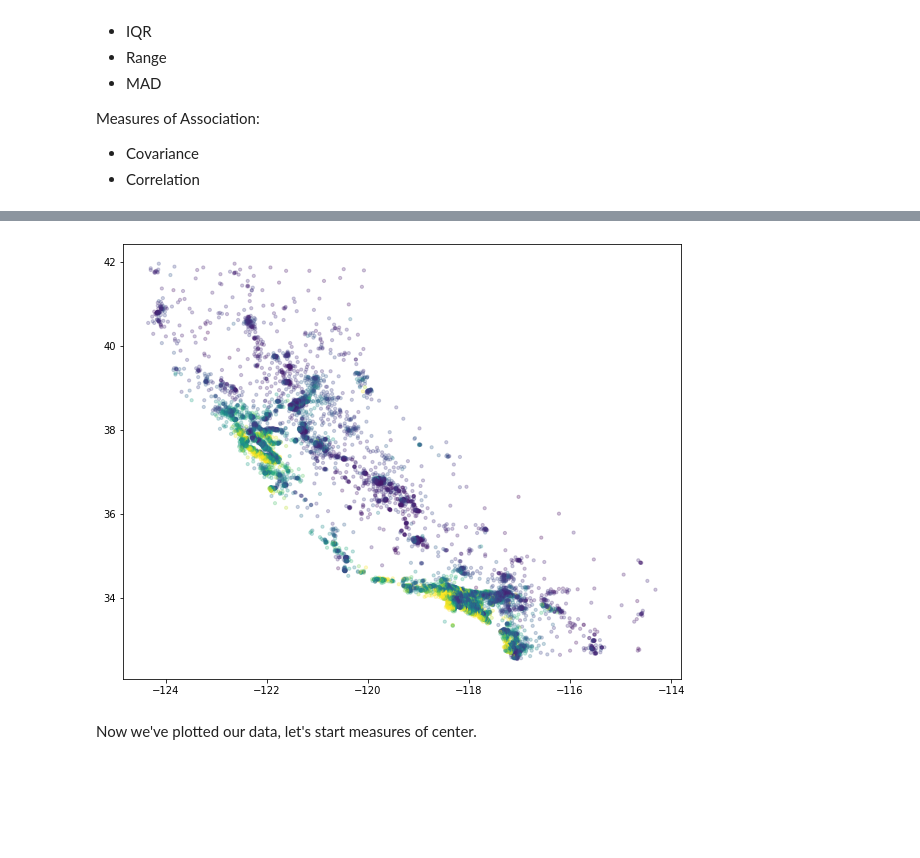
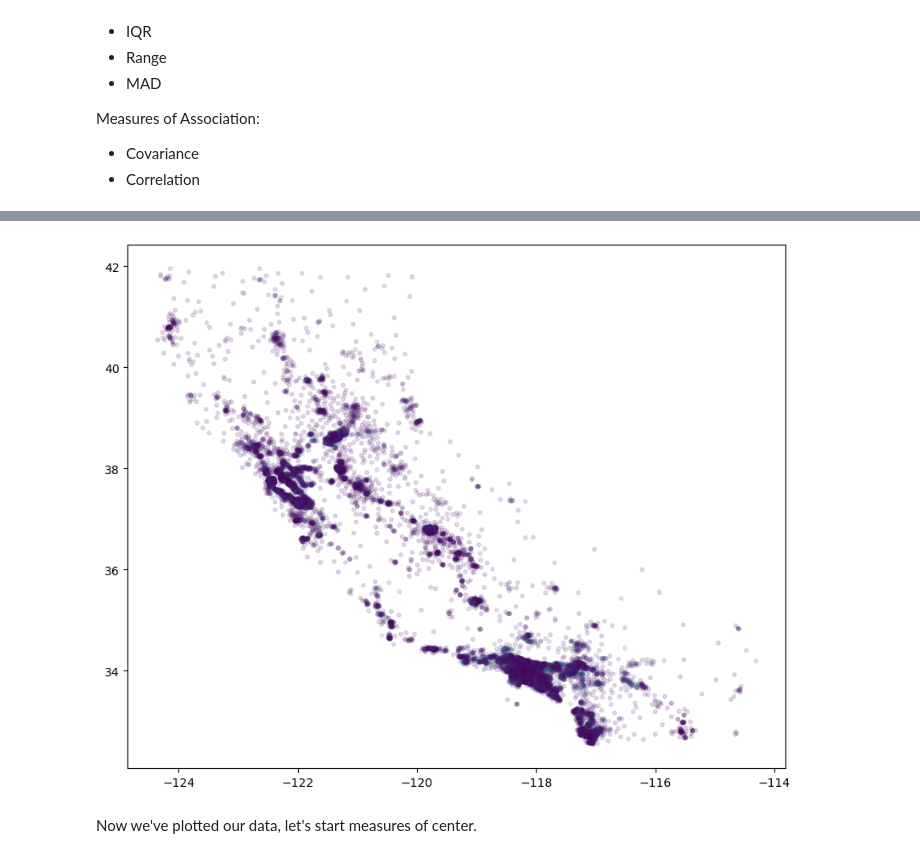
Before and after one commit to BryanSWeber/BDA301, a Jupyter notebook: Day 02 Lesson.ipynb, the cells around one changed output, grey strips where cells are left out. Saved outputs shown, nothing was run; the diff lists cells and outputs as text; code cells hidden in the pictures; blank space fills up the shorter version.

```diff
--- a/Day 02 Lesson.ipynb
+++ b/Day 02 Lesson.ipynb
@@ -29,5 +29,5 @@ from mpl_toolkits import mplot3d
 # %%
-houseData = pd.read_csv('sample_data/california_housing_train.csv')
+houseData = pd.read_csv('G:\My Drive\Course Info\Classes\BDA_301_2025_Spring\Data\california_housing_train.csv')
 # %%
 #Always scatter your data. ALWAYS.
 caliScatter = plt.scatter(houseData['longitude'],houseData['latitude'])
@@ -36,16 +36,16 @@ caliScatter = plt.scatter(houseData['longitude'],houseData['latitude'])
 # %%
 #Let's do even better:
 x = houseData['longitude']
 y = houseData['latitude']
-z = houseData['median_house_value']
+z = houseData['total_rooms']
 
 #Preplots a figure to take the image, sets size.
 plt.figure(figsize=(10, 8))
 #spits the image out.
-heat = plt.scatter(x,y, s = 10, c = z, alpha = 0.25)
+heat = plt.scatter(x,y, s = 10, c = z, alpha = 0.15)
 
 #What do you think these extra parameters did?  s, c, z?  Fiddle around with them till you have a good idea.
 # %% [output]
-[figure, old version]
+[figure, new version]
 # %% [markdown]
 Now we've plotted our data, let's start measures of center.
```
Also changed, not shown: parts of 19 cells of this notebook, 1 other file.
